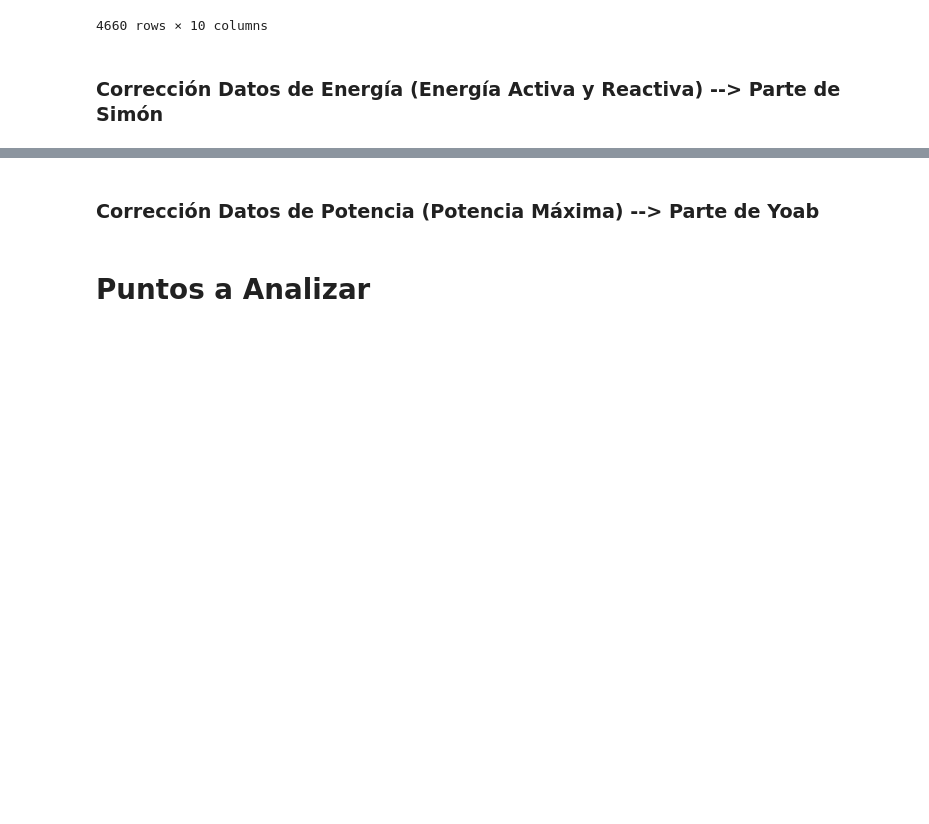
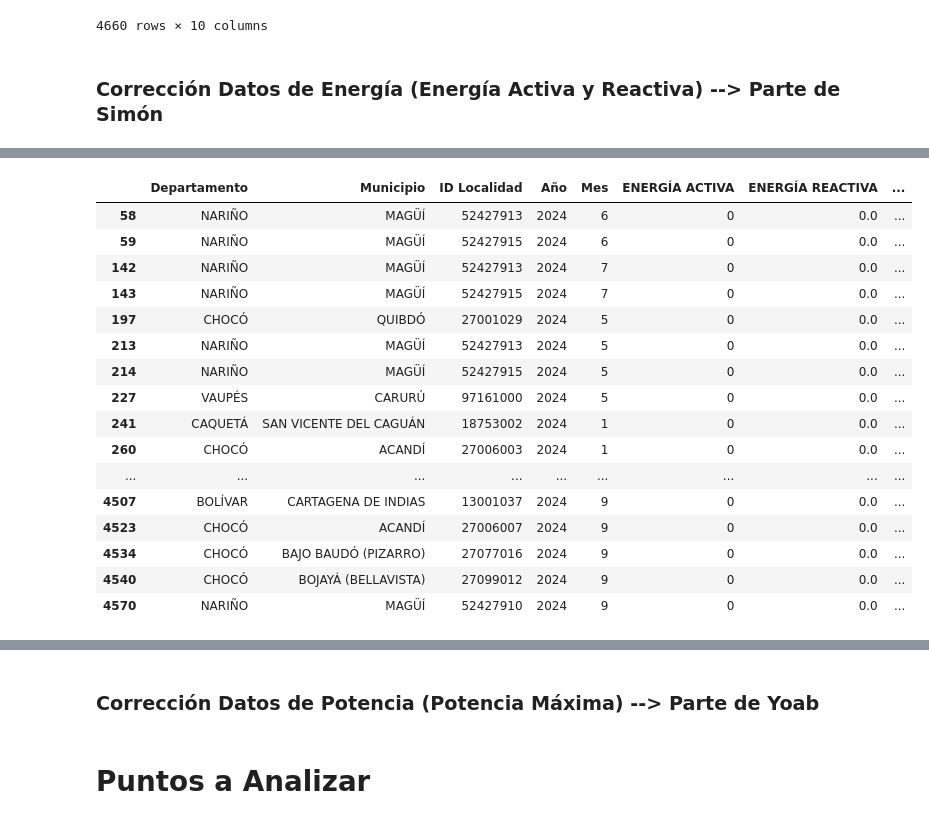
Before and after one commit to Will046-rA9/An-lisis-ZNI, a Jupyter notebook: ProyectoZNI (1).ipynb, the cells around one changed output, grey strips where cells are left out. Cells and saved outputs as stored; diff of their text form; code cells hidden in the pictures; blank space fills up the shorter version.

```diff
--- a/ProyectoZNI (1).ipynb
+++ b/ProyectoZNI (1).ipynb
@@ -503,0 +522,20 @@ df_ZNI
+# %%
+df_ZNI[(df_ZNI['ENERGÍA ACTIVA'] == 0.0)]
+# %% [output]
+|  | Departamento | Municipio | ID Localidad | Año | Mes | ENERGÍA ACTIVA | ENERGÍA REACTIVA | ... |
+| 58 | NARIÑO | MAGÜÍ | 52427913 | 2024 | 6 | 0 | 0.0 | ... |
+| 59 | NARIÑO | MAGÜÍ | 52427915 | 2024 | 6 | 0 | 0.0 | ... |
+| 142 | NARIÑO | MAGÜÍ | 52427913 | 2024 | 7 | 0 | 0.0 | ... |
+| 143 | NARIÑO | MAGÜÍ | 52427915 | 2024 | 7 | 0 | 0.0 | ... |
+| 197 | CHOCÓ | QUIBDÓ | 27001029 | 2024 | 5 | 0 | 0.0 | ... |
+| 213 | NARIÑO | MAGÜÍ | 52427913 | 2024 | 5 | 0 | 0.0 | ... |
+| 214 | NARIÑO | MAGÜÍ | 52427915 | 2024 | 5 | 0 | 0.0 | ... |
+| 227 | VAUPÉS | CARURÚ | 97161000 | 2024 | 5 | 0 | 0.0 | ... |
+| 241 | CAQUETÁ | SAN VICENTE DEL CAGUÁN | 18753002 | 2024 | 1 | 0 | 0.0 | ... |
+| 260 | CHOCÓ | ACANDÍ | 27006003 | 2024 | 1 | 0 | 0.0 | ... |
+| ... | ... | ... | ... | ... | ... | ... | ... | ... |
+| 4507 | BOLÍVAR | CARTAGENA DE INDIAS | 13001037 | 2024 | 9 | 0 | 0.0 | ... |
+| 4523 | CHOCÓ | ACANDÍ | 27006007 | 2024 | 9 | 0 | 0.0 | ... |
+| 4534 | CHOCÓ | BAJO BAUDÓ (PIZARRO) | 27077016 | 2024 | 9 | 0 | 0.0 | ... |
+| 4540 | CHOCÓ | BOJAYÁ (BELLAVISTA) | 27099012 | 2024 | 9 | 0 | 0.0 | ... |
+| 4570 | NARIÑO | MAGÜÍ | 52427910 | 2024 | 9 | 0 | 0.0 | ... |
```
Also changed, not shown: parts of 11 cells of this notebook.
